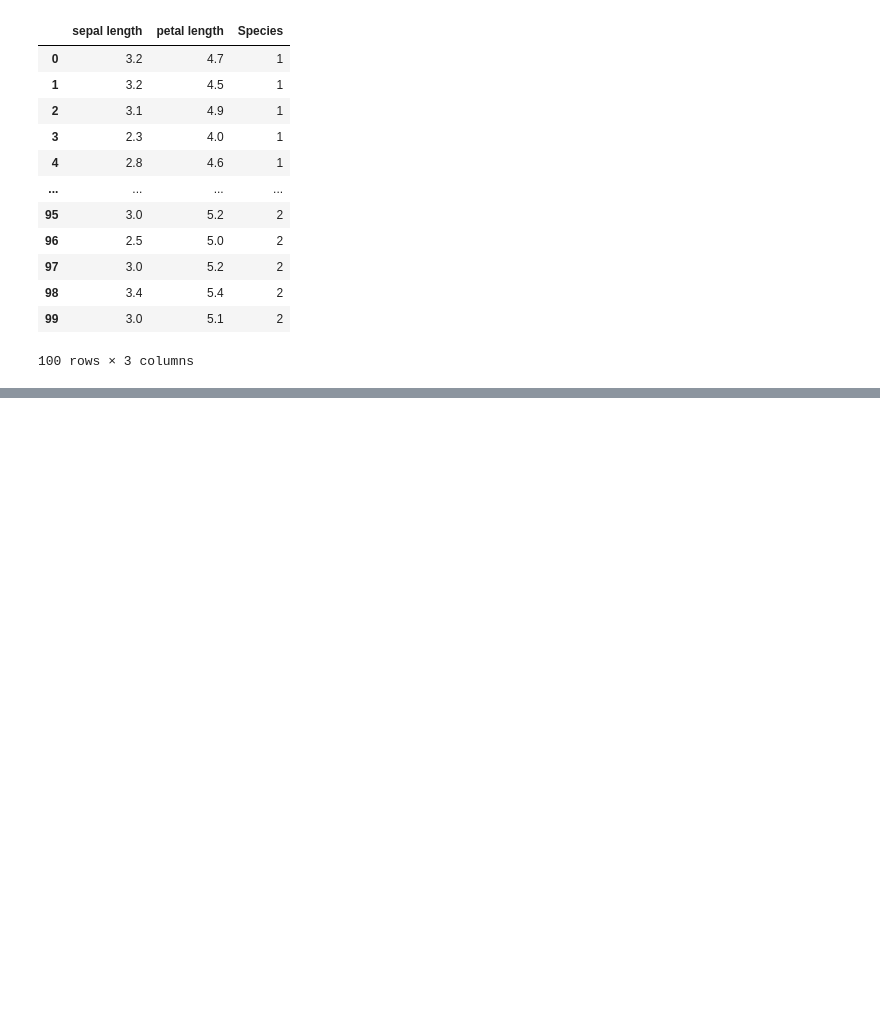
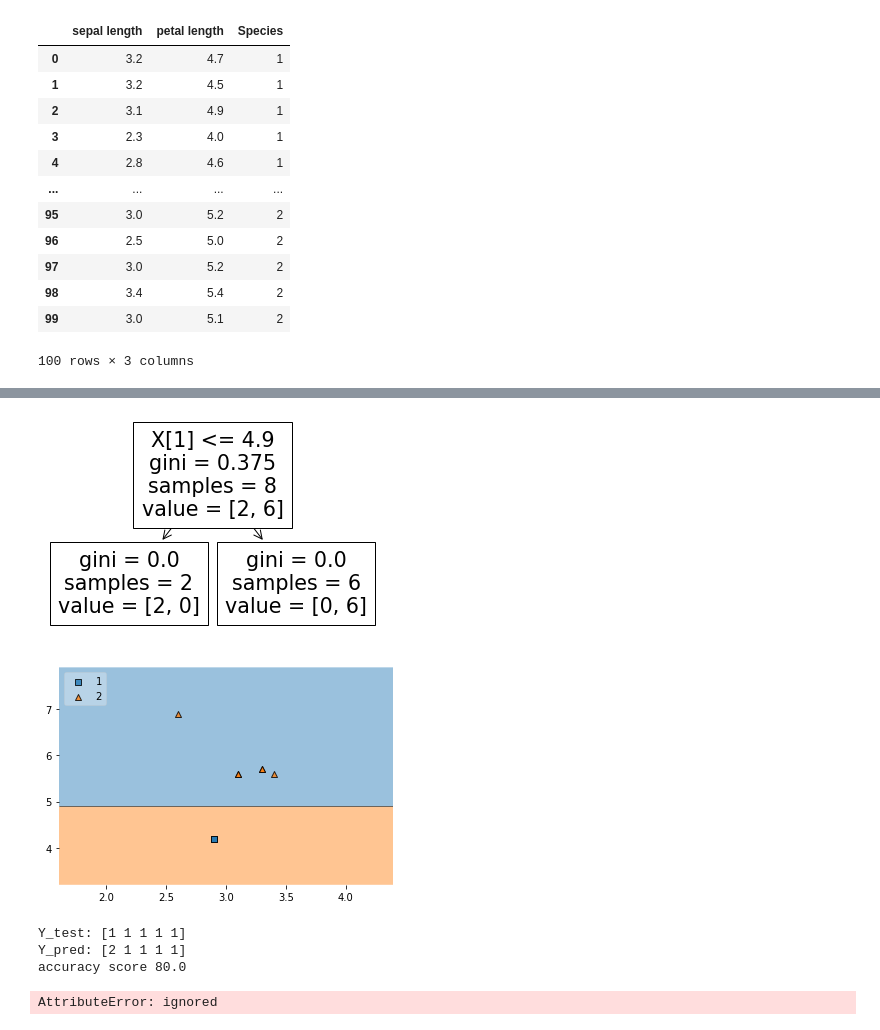
Before and after one commit to dhanushka365/Ensemble_Learner, a Jupyter notebook: Simple_Ensemble_Learner.ipynb, the cells around one changed output, grey strips where cells are left out. Drawn from its saved outputs; the diff is of its cells as text; code cells hidden in the pictures; blank space fills up the shorter version.

```diff
--- a/Simple_Ensemble_Learner.ipynb
+++ b/Simple_Ensemble_Learner.ipynb
@@ -45,0 +144,21 @@ df
+# %%
+#Third desicion Tree
+df_t = df_train.sample(8 , replace = True)
+X_train = df_t.iloc[:, :-1].values
+Y_train = df_t.iloc[:, -1].values
+dt3 = DecisionTreeClassifier()
+bag3 = evaluate(dt3 ,X_train ,Y_train)
+# %% [output]
+[figure, added]
+[figure, added]
+Y_test: [1 1 1 1 1]
+Y_pred: [2 1 1 1 1]
+accuracy score 80.0
+# %%
+# Aggregation
+
+print("Prediction 1", bag1.predict(np.array([2.5,4.9]).reshape(1,2)))
+print("Prediction 2", bag2.predict(np.array([2.5,4.9]).reshape(1,2)))
+print("Prediction 3", bag3.predict(np.array([2.5,4.9]).reshape(1,2)))
+# %% [output]
+AttributeError: ignored
```
Also changed, not shown: parts of 8 cells of this notebook.
